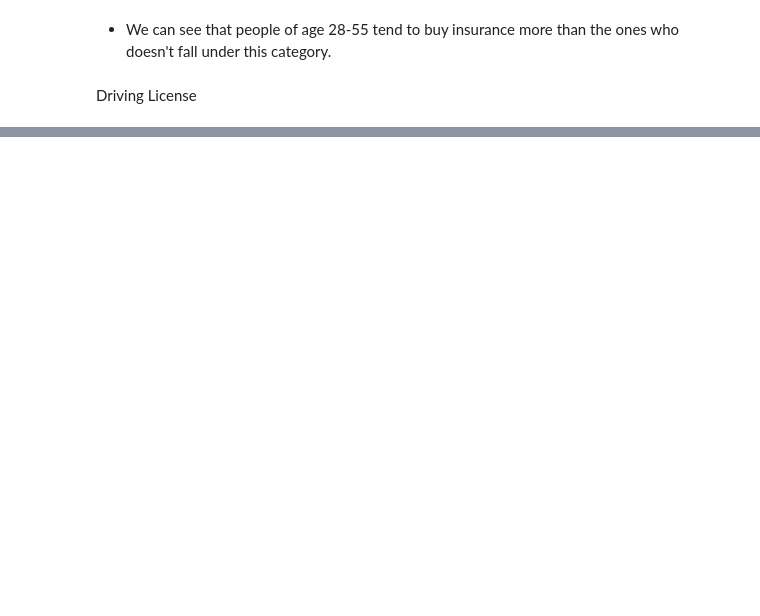
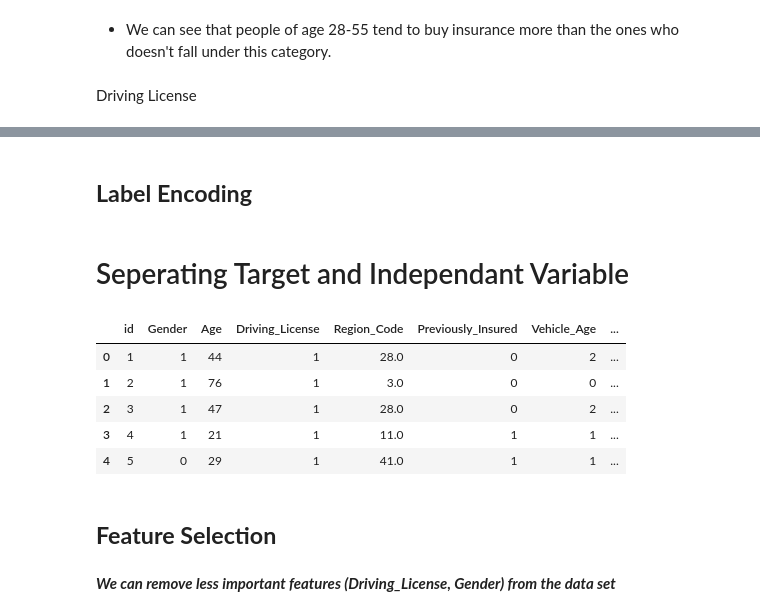
Before and after one commit to Manjari-001/Vehicle-Insurance-cross-sell, a Jupyter notebook: All_stars_ML_Health_insurance_cross_sell.ipynb, the cells around one changed output, grey strips where cells are left out. Cells and saved outputs as stored; diff of their text form; code cells hidden in the pictures; blank space fills up the shorter version.

```diff
--- a/All_stars_ML_Health_insurance_cross_sell.ipynb
+++ b/All_stars_ML_Health_insurance_cross_sell.ipynb
@@ -255,0 +193,24 @@ Name: Driving_License, dtype: float64
+# %% [markdown]
+## <b>Label Encoding
+# %%
+#Encoding categorical variables into numeric Values
+from sklearn.preprocessing import LabelEncoder
+labelEncoder= LabelEncoder()
+df['Gender'] = labelEncoder.fit_transform(df['Gender'])
+df['Vehicle_Age'] = labelEncoder.fit_transform(df['Vehicle_Age'])
+df['Vehicle_Damage'] = labelEncoder.fit_transform(df['Vehicle_Damage'])
+# %% [markdown]
+# Seperating Target and Independant Variable
+# %%
+x=df.drop(['Response'],axis=1)
+y=df['Response']
+x.head()
+# %% [output]
+|  | id | Gender | Age | Driving_License | Region_Code | Previously_Insured | Vehicle_Age | ... |
+| 0 | 1 | 1 | 44 | 1 | 28.0 | 0 | 2 | ... |
+| 1 | 2 | 1 | 76 | 1 | 3.0 | 0 | 0 | ... |
+| 2 | 3 | 1 | 47 | 1 | 28.0 | 0 | 2 | ... |
+| 3 | 4 | 1 | 21 | 1 | 11.0 | 1 | 1 | ... |
+| 4 | 5 | 0 | 29 | 1 | 41.0 | 1 | 1 | ... |
+# %% [markdown]
+## <b>Feature Selection
@@ -255,0 +226,2 @@ Name: Driving_License, dtype: float64
+# %% [markdown]
+***We can remove less important features (Driving_License, Gender) from the data set***
```
Also changed, not shown: parts of 52 cells of this notebook.
